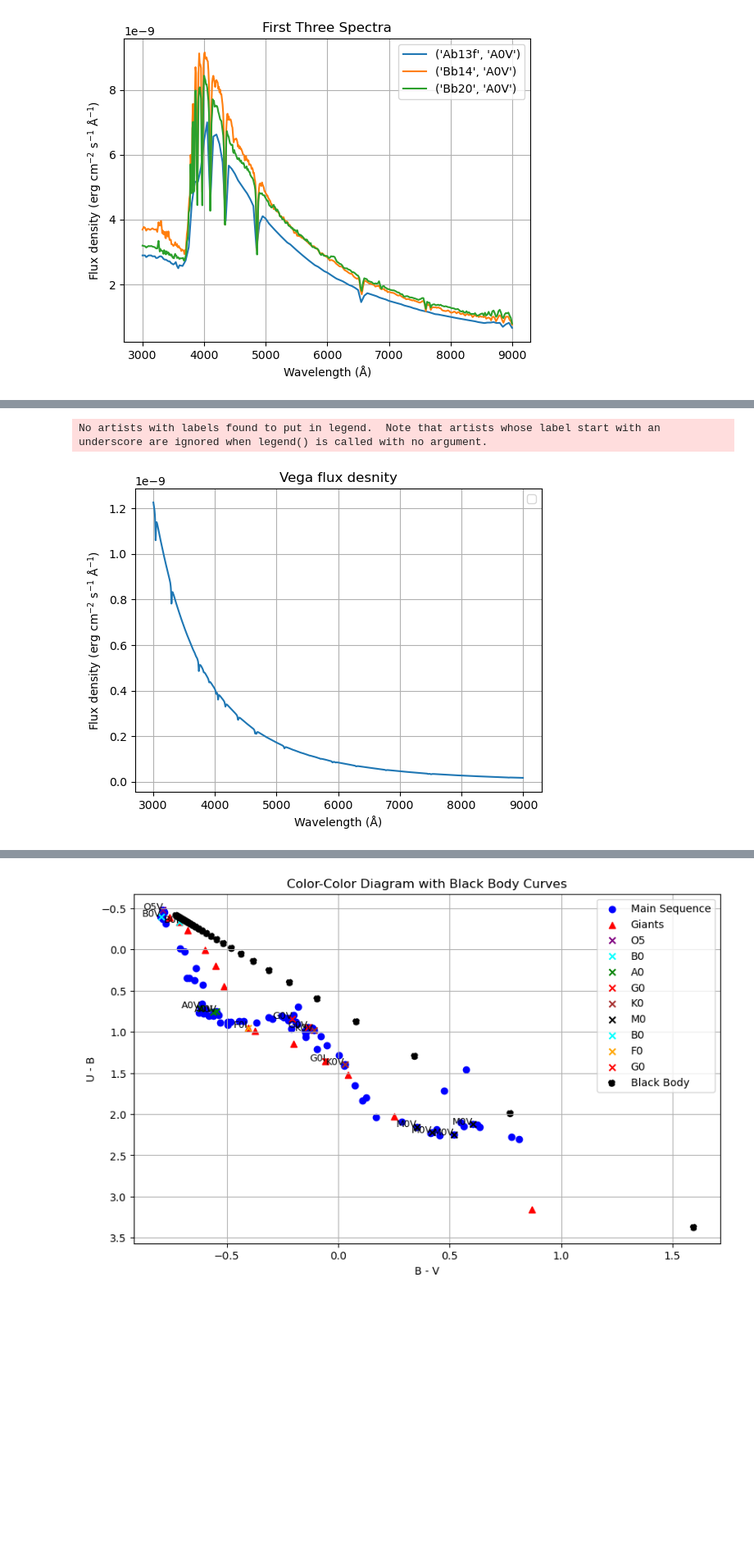
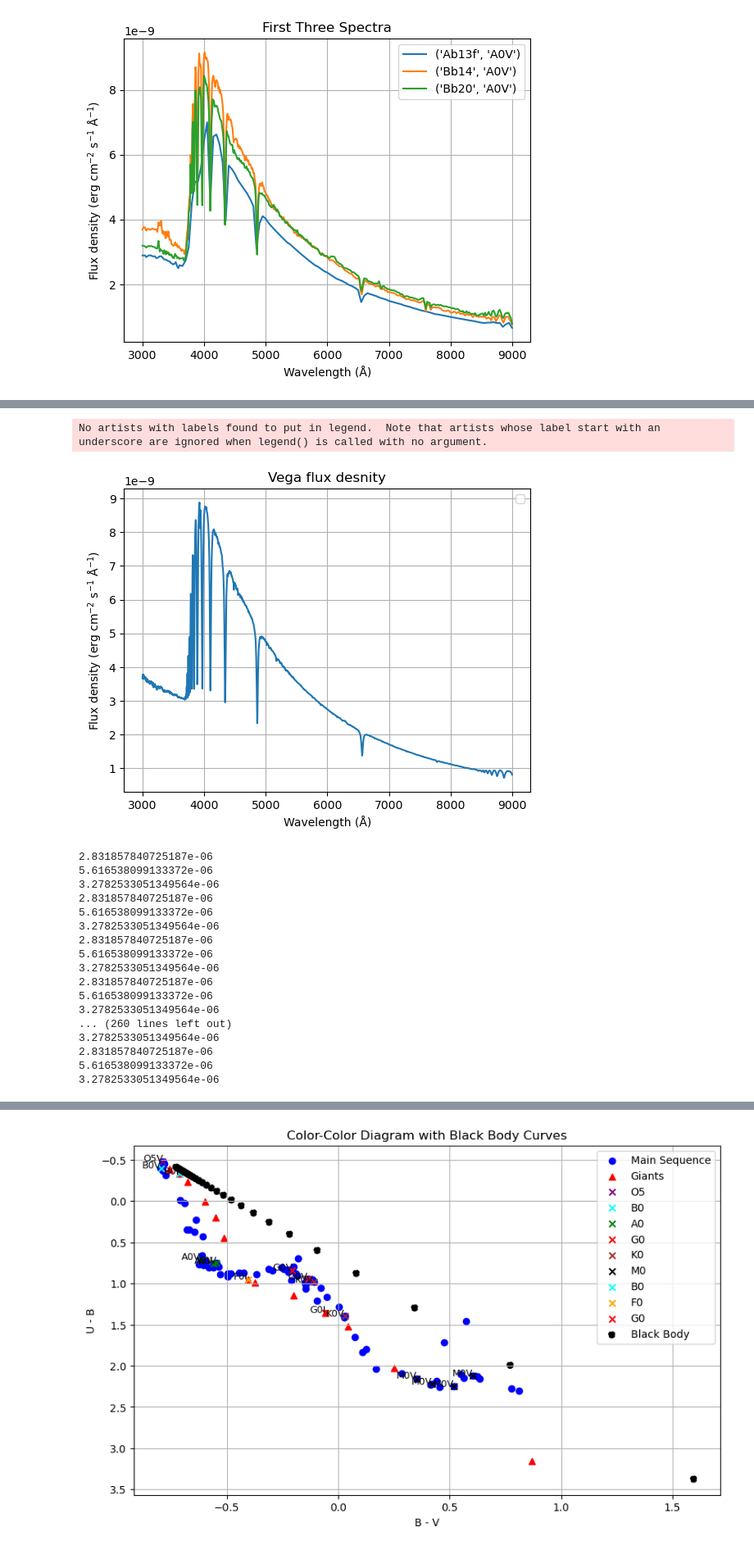
Before and after one commit to TapWhite/ALOP-PROBLEM-1-part2, a Jupyter notebook: ALOP tijdelijk.ipynb, the cells around one changed output, grey strips where cells are left out. Shown: that part at 82% size. Drawn from its saved outputs; the diff is of its cells as text; code cells hidden in the pictures; blank space fills up the shorter version.

```diff
--- a/ALOP tijdelijk.ipynb
+++ b/ALOP tijdelijk.ipynb
@@ -70,7 +73,7 @@ def calculate_magnitude(star_flux, vega_flux):
 
 vega_spectrum = Table.read(vega_path, format ="ascii.csv")
 
-vega_wavelength = vega_spectrum['wavelength']
+vega_wavelength = vega_spectrum['wavelength'] * 10 # nanometers to angstrom
 vega_flux_density = vega_spectrum['flux']
 
 vega_converted_flux_density = convert_flux_density(vega_flux_density, vega_wavelength)
@@ -108,35 +111,58 @@ filters = {
 stars_data = {filename: {} for filename in filenames}
 
 # Loop through each star
 
 # Before we can use this, we must see that the steps are too large for these bounds. The steps between our measurements are 20, so we would first like to interpolatre this to get a more continious function.
 for filename, star_type, wavelength, flux_density in zip(filenames,types, wavelengths_list, fluxes_list):
     star_magnitudes = {}
 
     for band, filter_data in filters.items():
         lambda_min = filter_data['lambda_0'] - filter_data['delta_lambda'] / 2
         lambda_max = filter_data['lambda_0'] + filter_data['delta_lambda'] / 2
 
         # Interpolate the flux within the B-band range
         band_wavelengths = np.linspace(lambda_min, lambda_max, 100)
         band_flux_density = np.interp(band_wavelengths, wavelength, flux_density)
 
+
+        # Interpolate the flux within the B-band range
+        band_vega_wavelengths = np.linspace(lambda_min, lambda_max, 100)
+        band_vega_converted_flux_density = np.interp(band_wavelengths, vega_wavelength, vega_converted_flux_density)
+
         #plt.plot(band_wavelengths, band_flux_density, label=band, color=filter_data['color'])
 
         # Integrate flux over the wavelength range
         star_flux_integrated = np.trapz(band_flux_density, band_wavelengths)
-        vega_flux_integrated = np.trapz(vega_converted_flux_density, vega_wavelength)
+        vega_flux_integrated = np.trapz(band_vega_converted_flux_density, band_vega_wavelengths)
+        print(vega_flux_integrated)
         #print(star_flux_integrated, vega_flux_integrated)
         # Calculate magnitude
         magnitude = calculate_magnitude(star_flux_integrated, vega_flux_integrated)
         #print(f"{band}-band magnitude: {magnitude}")
         star_magnitudes[band] = magnitude
 
     # Store magnitudes in the dictionary
     stars_data[filename] = star_magnitudes
 # %% [output]
 No artists with labels found to put in legend.  Note that artists whose label start with an underscore are ignored when legend() is called with no argument.
-[figure, old version]
+[figure, new version]
+2.831857840725187e-06
+5.616538099133372e-06
+3.2782533051349564e-06
+2.831857840725187e-06
+5.616538099133372e-06
+3.2782533051349564e-06
+2.831857840725187e-06
+5.616538099133372e-06
+3.2782533051349564e-06
+2.831857840725187e-06
+5.616538099133372e-06
+3.2782533051349564e-06
+... (260 lines left out)
+3.2782533051349564e-06
+2.831857840725187e-06
+5.616538099133372e-06
+3.2782533051349564e-06
 # %%
 
 
```
Also changed, not shown: parts of 5 cells of this notebook, 1 other file.
